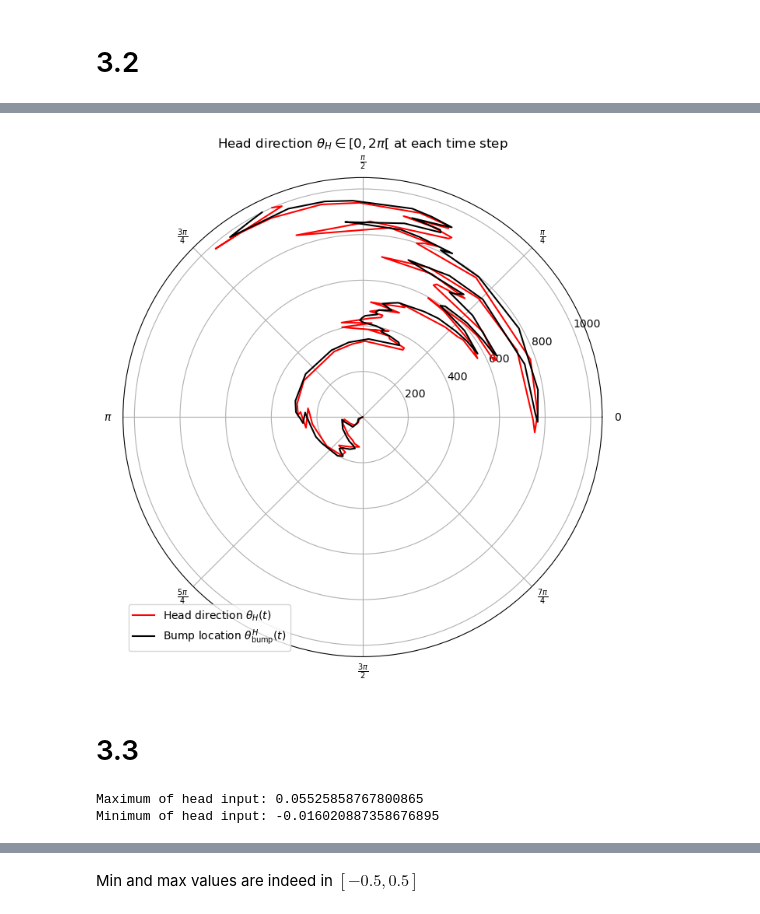
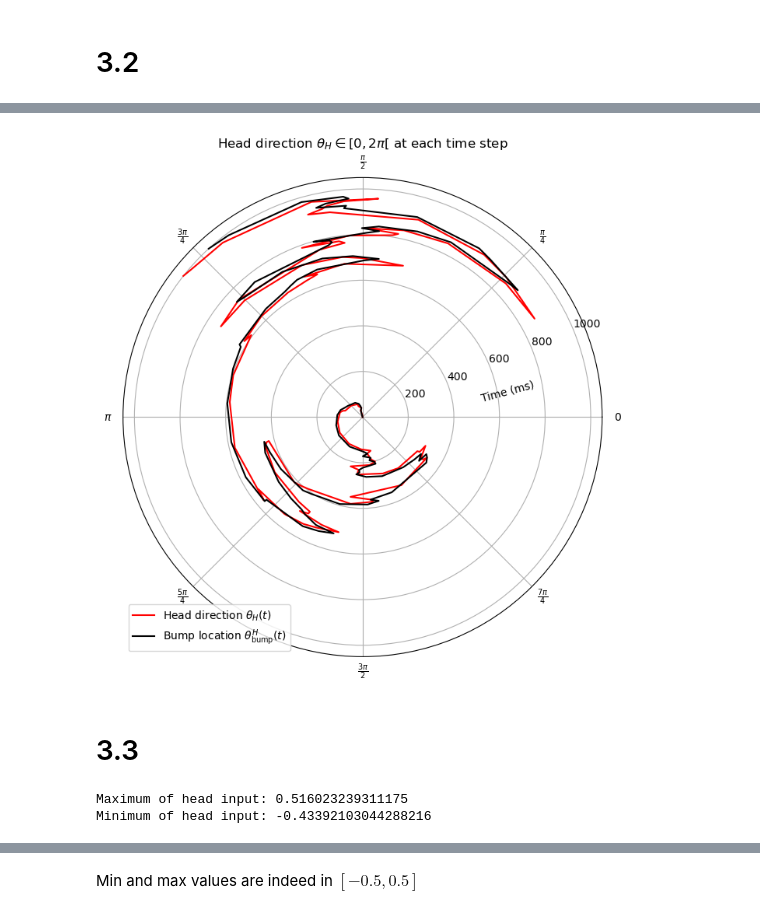
Before and after one commit to CamilleChallier/NX-465-Bump_Attractors, a Jupyter notebook: 3_path_integration.ipynb, the cells around one changed output, grey strips where cells are left out. Drawn from its saved outputs; the diff is of its cells as text; code cells hidden in the pictures.

```diff
--- a/3_path_integration.ipynb
+++ b/3_path_integration.ipynb
@@ -65,18 +67,22 @@ bump_loc = sim.get_bump(s10)
 # %%
 plt.figure(figsize=(8,8))
 ax = plt.subplot(111, projection='polar')
 
 ax.plot(h10, np.linspace(0, ct.T, len(h10)), color='red', label=r'Head direction $\theta_H (t)$')
 ax.plot(bump_loc, np.linspace(0, ct.T, len(h10)), color='black', label=r'Bump location $\theta^H_{\text{bump}} (t)$')
 
+label_position=ax.get_rlabel_position()
+ax.text(np.math.radians(label_position-10),(ax.get_rmax()+2)/2.,'Time (ms)',
+        rotation= 15, ha='left',va='center')
+
 # Set angular ticks to radians
 ax.set_xticks(np.linspace(0, 2*np.pi, 8, endpoint=False))  # Set ticks at 0, pi/4, pi/2, 3pi/4, pi, 5pi/4, 3pi/2, 7pi/4
 ax.set_xticklabels(['0', r'$\frac{\pi}{4}$', r'$\frac{\pi}{2}$', r'$\frac{3\pi}{4}$', r'$\pi$', r'$\frac{5\pi}{4}$', r'$\frac{3\pi}{2}$', r'$\frac{7\pi}{4}$'])
 plt.title(r'Head direction $\theta_H \in [0, 2\pi[$ at each time step')
 plt.legend()
 plt.show()
 # %% [output]
-[figure, old version]
+[figure, new version]
 # %% [markdown]
 # 3.3
 # %%
@@ -89,10 +95,10 @@ h,s = head_population.spike_simulation(input_fct=head_population.head_external_i
 
 # defining the integrator that uses the head population information
 integrator = TwoPopulationSimulation(J_head=1, head_population=head_population)
-hL, sL, hR, sR = integrator.simulation(initial_voltage=integrator.uniform_voltage)
+hL, sL, hR, sR = integrator.simulation(initial_voltage=integrator.centered_voltage)
 
 print(f'Maximum of head input: {np.max(integrator.I_head)}')
 print(f'Minimum of head input: {np.min(integrator.I_head)}')
 # %% [output]
-Maximum of head input: 0.05525858767800865
-Minimum of head input: -0.016020887358676895
+Maximum of head input: 0.516023239311175
+Minimum of head input: -0.43392103044288216
```
Also changed, not shown: parts of 12 cells of this notebook, 2 other files.
